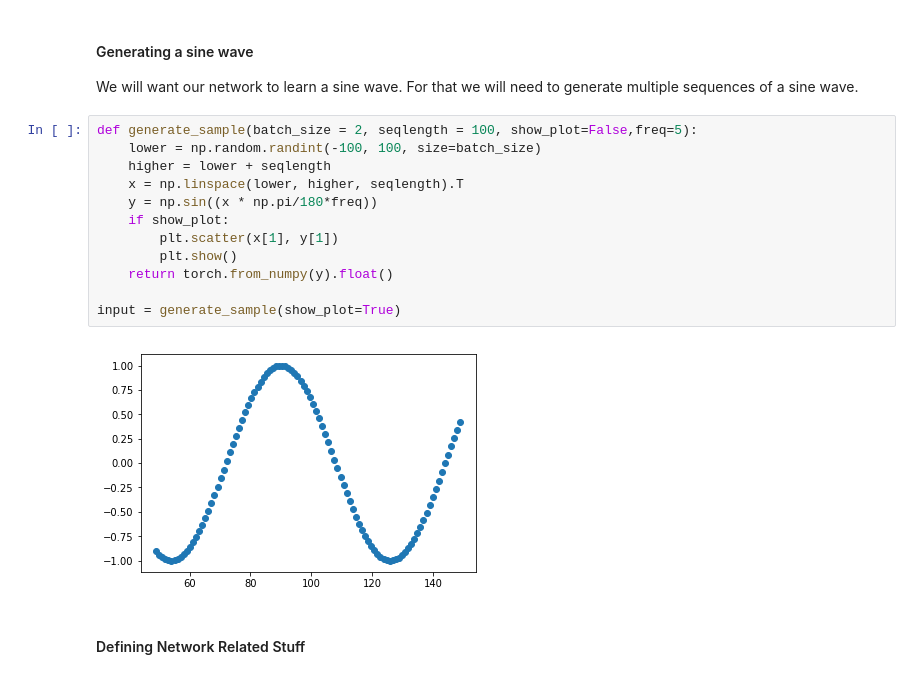
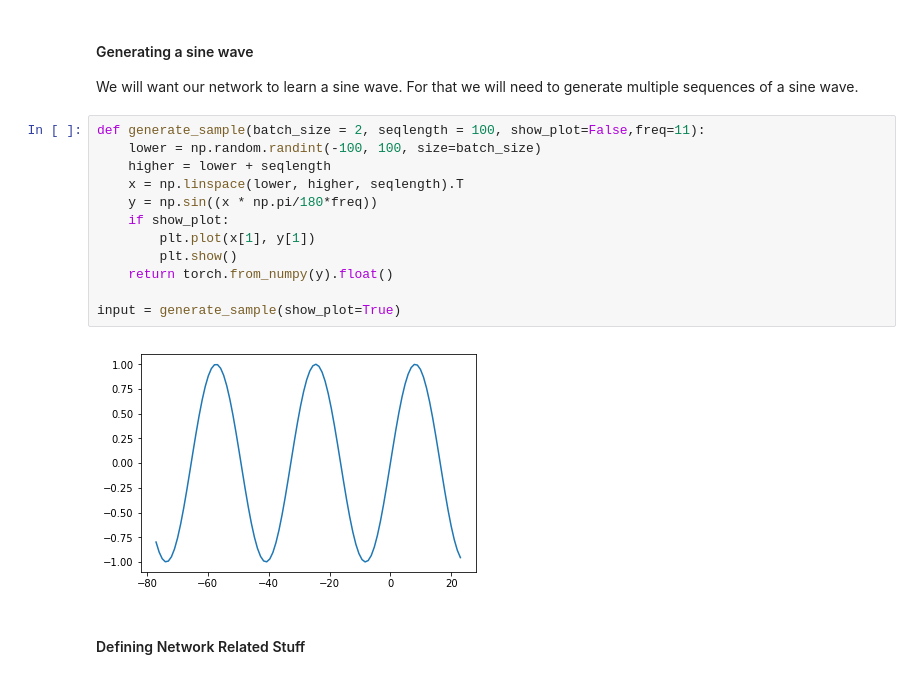
Before and after one commit to qureshinomaan/Generate-Occupancy-Maps, a Jupyter notebook: otherTasks/TimeSeqPrediction/TimeSeqGeneration.ipynb, the cells around one changed output. Saved outputs shown, nothing was run; the diff lists cells and outputs as text.

```diff
--- a/otherTasks/TimeSeqPrediction/TimeSeqGeneration.ipynb
+++ b/otherTasks/TimeSeqPrediction/TimeSeqGeneration.ipynb
@@ -12,19 +12,19 @@ import matplotlib.pyplot as plt
 #### Generating a sine wave
 We will want our network to learn a sine wave. For that we will need to generate multiple sequences of a sine wave.
 # %%
-def generate_sample(batch_size = 2, seqlength = 100, show_plot=False,freq=5):
+def generate_sample(batch_size = 2, seqlength = 100, show_plot=False,freq=11):
     lower = np.random.randint(-100, 100, size=batch_size)
     higher = lower + seqlength
     x = np.linspace(lower, higher, seqlength).T
     y = np.sin((x * np.pi/180*freq))
     if show_plot:
-        plt.scatter(x[1], y[1])
+        plt.plot(x[1], y[1])
         plt.show()
     return torch.from_numpy(y).float()
 
 input = generate_sample(show_plot=True)
 # %% [output]
-[figure, old version]
+[figure, new version]
 # %% [markdown]
 #### Defining Network Related Stuff
 # %%
```
Also changed, not shown: parts of 4 cells of this notebook, 1 other file.
